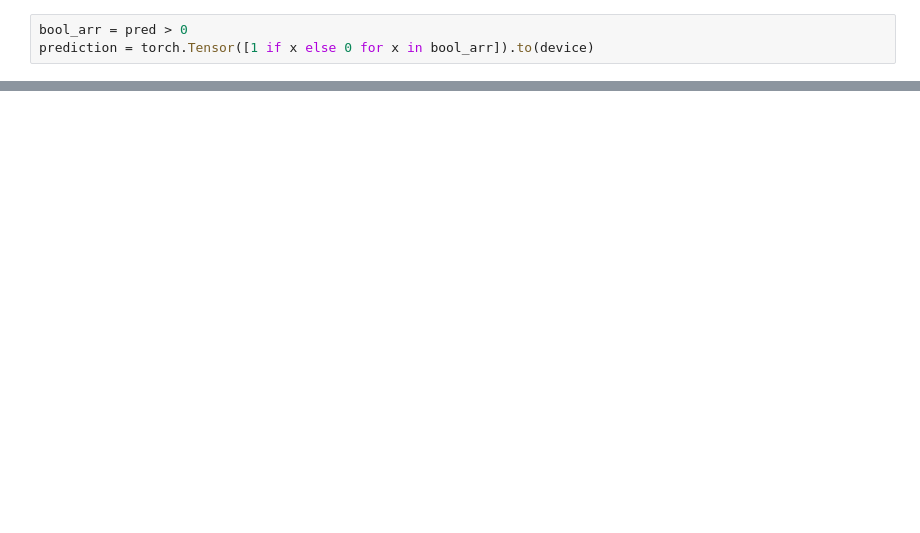
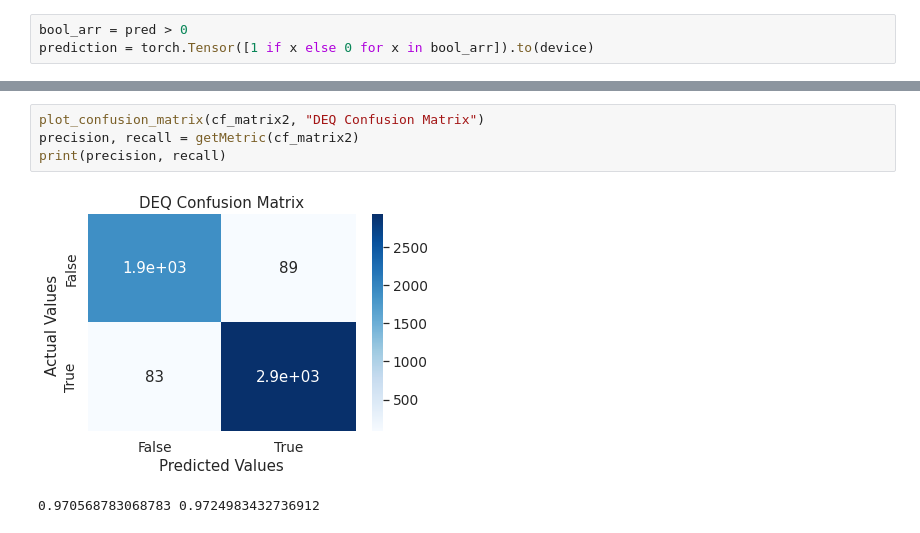
Before and after one commit to ololiti/deqs, a Jupyter notebook: Error_Analysis.ipynb, the cells around one changed output, grey strips where cells are left out. Saved outputs shown, nothing was run; the diff lists cells and outputs as text; blank space fills up the shorter version.

```diff
--- a/Error_Analysis.ipynb
+++ b/Error_Analysis.ipynb
@@ -68,0 +133,7 @@ print(fp, fn)
+# %%
+plot_confusion_matrix(cf_matrix2, "DEQ Confusion Matrix")
+precision, recall = getMetric(cf_matrix2)
+print(precision, recall)
+# %% [output]
+[figure, added]
+0.970568783068783 0.9724983432736912
```
Also changed, not shown: parts of 11 cells of this notebook, 1 other file.
